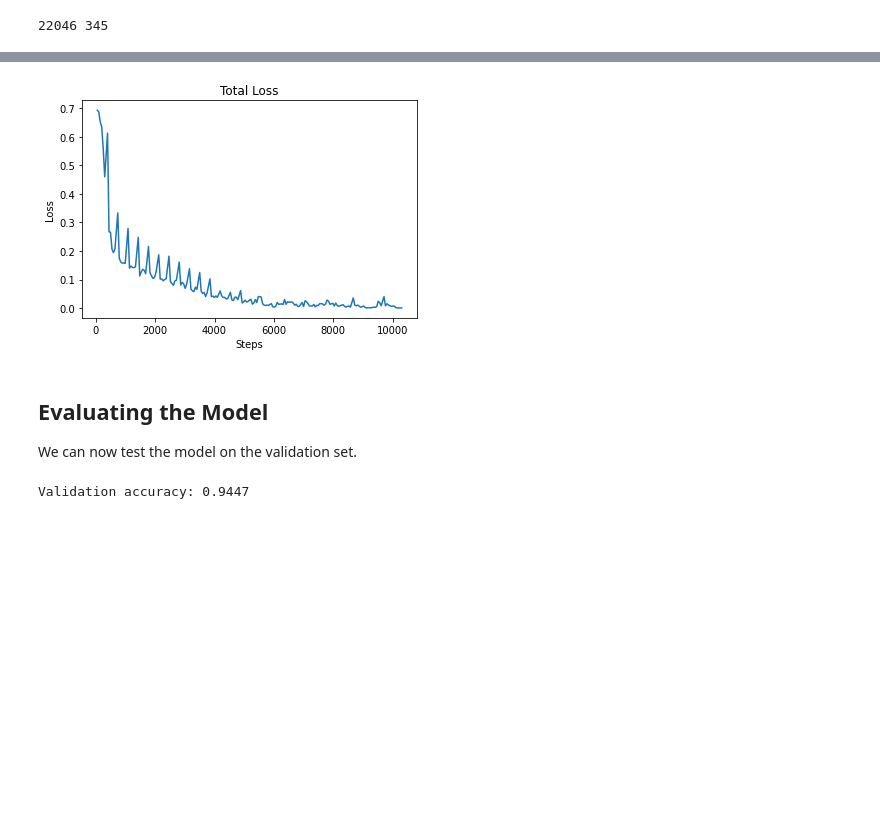
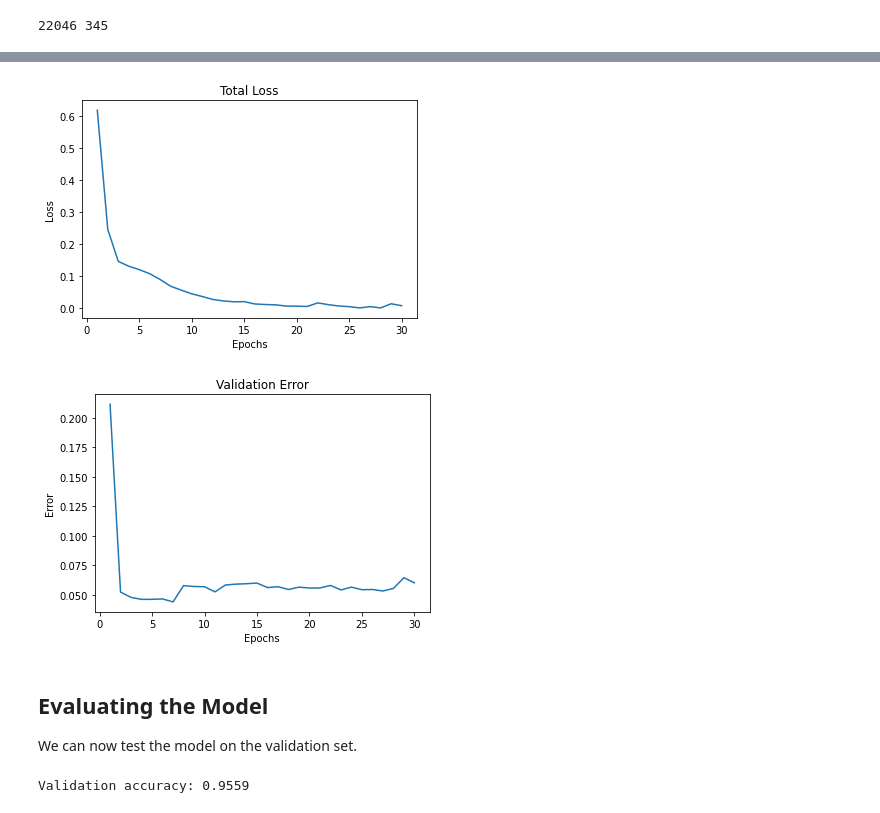
Before and after one commit to michaeljsXu/APS360_Malaria_Detection, a Jupyter notebook: src/malaria.ipynb, the cells around one changed output, grey strips where cells are left out. Cells and saved outputs as stored; diff of their text form; code cells hidden in the pictures; blank space fills up the shorter version.

Commit message:
Added manual seed and now achieving accuracy of 95.59

```diff
--- a/src/malaria.ipynb
+++ b/src/malaria.ipynb
@@ -161,5 +162,8 @@ show_samples(df.iloc[indexes].values)
 
 We will split the data into training and validation.
 # %%
-df_trn = df.iloc[:int(len(df) * 0.8)]
-df_val = df.iloc[int(len(df) * 0.8):]
+np_df = df.to_numpy()
+np.random.seed(1000)
+np.random.shuffle(np_df)
+df_trn = np_df[:int(len(np_df) * 0.8)]
+df_val = np_df[int(len(np_df) * 0.8):]
@@ -178,16 +186,16 @@ class MalariaDataset(Dataset):
         return len(self.dataframe)
 
     def __getitem__(self, index):
-        image, label = self.dataframe.iloc[index]
+        image, label = self.dataframe[index]
         if self.transform:
             image = self.transform(image)
         return image, label
 # %%
 batch_size = 64
 train_dataset = MalariaDataset(df_trn, transform=transforms.ToTensor())
-train_loader = DataLoader(train_dataset, batch_size=batch_size, shuffle=True)
+train_loader = DataLoader(train_dataset, batch_size=batch_size, shuffle=False)
 val_dataset = MalariaDataset(df_val, transform=transforms.ToTensor())
-val_loader = DataLoader(val_dataset, batch_size=batch_size, shuffle=True)
+val_loader = DataLoader(val_dataset, batch_size=batch_size, shuffle=False)
 # %% [markdown]
 Let's check that the data loader is working properly:
 # %%
@@ -275,14 +283,20 @@ def evaluate(model, loader):
         total_err += int(correct.sum())
         total_samples += len(labels)
     return float(total_err) / total_samples
+# %%
+import pathlib
+model_path = pathlib.Path(f"models/malaria_bs{batch_size}_lr{learning_rate}")
+model_path.mkdir(parents=True, exist_ok=True)
 # %%
+torch.manual_seed(1000)
 num_epochs = 30
-running_loss = 0
-total_loss = []
-total_steps = []
+
+train_loss = np.zeros(num_epochs)
+val_error = np.zeros(num_epochs)
 
 for epoch in range(num_epochs):
-    for i, (images, labels) in enumerate(train_loader):
+    running_loss = 0
+    for images, labels in train_loader:
         # ensure labels are same size and type
         labels = labels.unsqueeze(1).float()
         # forward pass
@@ -294,17 +308,23 @@ for epoch in range(num_epochs):
         optimizer.step()
         # for statistics
         running_loss += loss_value.item()
-        if (i + 1) % 50 == 0:
-            total_loss.append(running_loss / 50)
-            total_steps.append(epoch * num_steps + i)
-            running_loss = 0
-    validation_error = evaluate(model, val_loader)
-    print(f"Epoch {epoch+1}/{num_epochs}, Loss: {loss_value.item()}, Validation Error: {validation_error}")
+    # compute average loss
+    train_loss[epoch] = running_loss / num_steps
+    # evaluate on validation set
+    val_error[epoch] = evaluate(model, val_loader)
+    print(f"Epoch {epoch+1}/{num_epochs}, Loss: {loss_value.item():.6f}, Validation Error: {val_error[epoch]:.6f}")
+    # save model after each epoch
+    torch.save(model.state_dict(), model_path / f"epoch_{epoch+1}")
 
 # show total loss
 plt.title("Total Loss")
-plt.plot(total_steps, total_loss)
-plt.xlabel("Steps")
+plt.plot(range(1, len(train_loss) + 1), train_loss)
+plt.xlabel("Epochs")
 plt.ylabel("Loss")
 plt.show()
+plt.title("Validation Error")
+plt.plot(range(1, len(val_error) + 1), val_error)
+plt.xlabel("Epochs")
+plt.ylabel("Error")
+plt.show()
 # %% [output]
@@ -328,10 +348,14 @@ Epoch 30/30, Loss: 0.00044308637734502554, Validation Error: 0.05533381712626995
-[figure, old version]
+[figure, new version]
+[figure, added]
 # %% [markdown]
 ## Evaluating the Model
 
 We can now test the model on the validation set.
 # %%
-accuracy = 1 - evaluate(model, val_loader)
+net = CNN()
+state = torch.load('models/malaria_bs64_lr0.001/epoch_7')
+net.load_state_dict(state)
+accuracy = 1 - evaluate(net, val_loader)
 print(f"Validation accuracy: {accuracy:.4f}")
 # %% [output]
-Validation accuracy: 0.9447
+Validation accuracy: 0.9559
```
Also changed, not shown: parts of 4 cells of this notebook, 1 other file.
